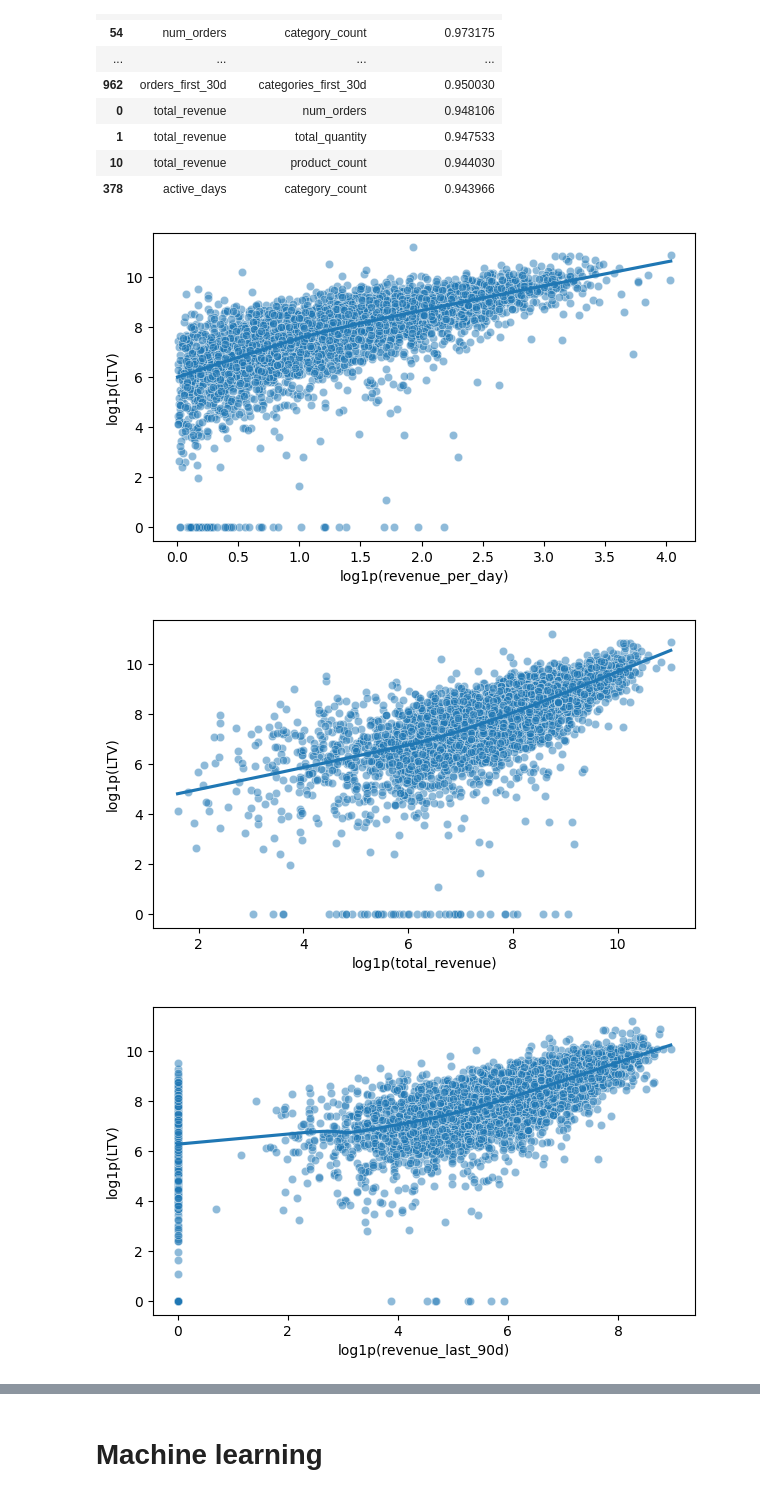
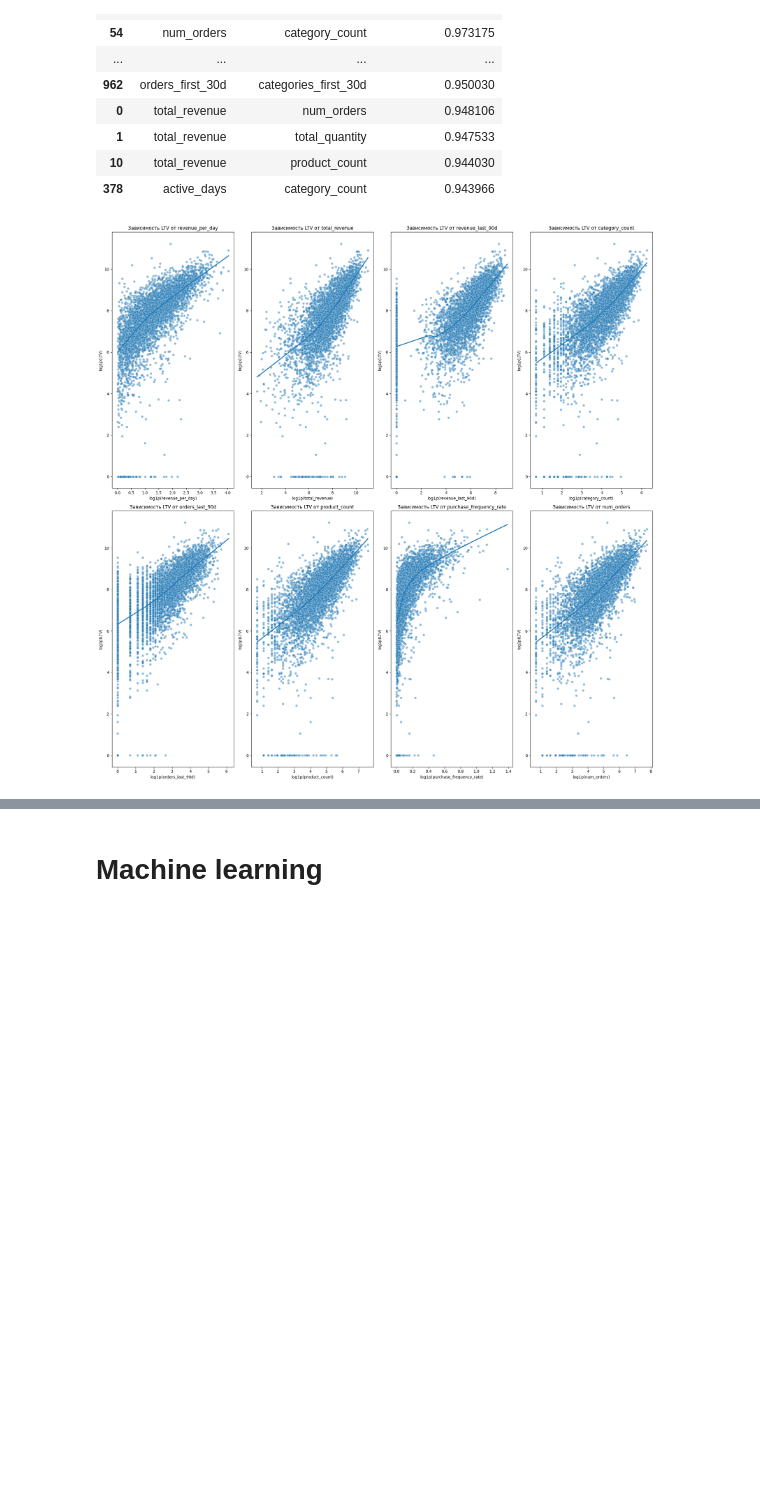
Before and after one commit to arlinrus/vkr, a Jupyter notebook: diplom.ipynb, the cells around one changed output, grey strips where cells are left out. Saved outputs shown, nothing was run; the diff lists cells and outputs as text; code cells hidden in the pictures; blank space fills up the shorter version.

```diff
--- a/diplom.ipynb
+++ b/diplom.ipynb
@@ -712,20 +712,36 @@ high_corr_pairs.head(25)
 | 10 | total_revenue | product_count | 0.944030 |
 | 378 | active_days | category_count | 0.943966 |
 # %%
+fig, axes = plt.subplots(nrows=2, ncols=4, figsize=(20, 20))
+
 plot_features = corr_[:8]
 
-for col in plot_features:
-    plt.figure(figsize=(7, 4))
-    sns.scatterplot(x=np.log1p(data[col]), y=data['ltv_log'], alpha=0.5)
-    sns.regplot(x=np.log1p(data[col]), y=data['ltv_log'], scatter=False, lowess=True)
-    # plt.title(f'Зависимость log1p(LTV) от log1p({col})')
-    plt.xlabel(f'log1p({col})')
-    plt.ylabel('log1p(LTV)')
-    plt.show()
+for idx, feature in enumerate(plot_features):
+    ax = axes[idx // 4, idx % 4]
+
+    sns.scatterplot(
+        x=np.log1p(data[feature]),
+        y=data['ltv_log'],
+        alpha=0.5,
+        ax=ax
+    )
+
+    sns.regplot(
+        x=np.log1p(data[feature]),
+        y=data['ltv_log'],
+        scatter=False,
+        lowess=True,
+        ax=ax
+    )
+
+    ax.set_xlabel(f'log1p({feature})')
+    ax.set_ylabel('log1p(LTV)')
+    ax.set_title(f'Зависимость LTV от {feature}')
+
+plt.tight_layout()
+plt.show()
 # %% [output]
-[figure, old version]
+[figure, new version]
-[figure, removed]
-[figure, removed]
 # %%
 top_categories = data['top_category'].value_counts().head(20)
 top_categories
```
Also changed, not shown: parts of 19 cells of this notebook.
